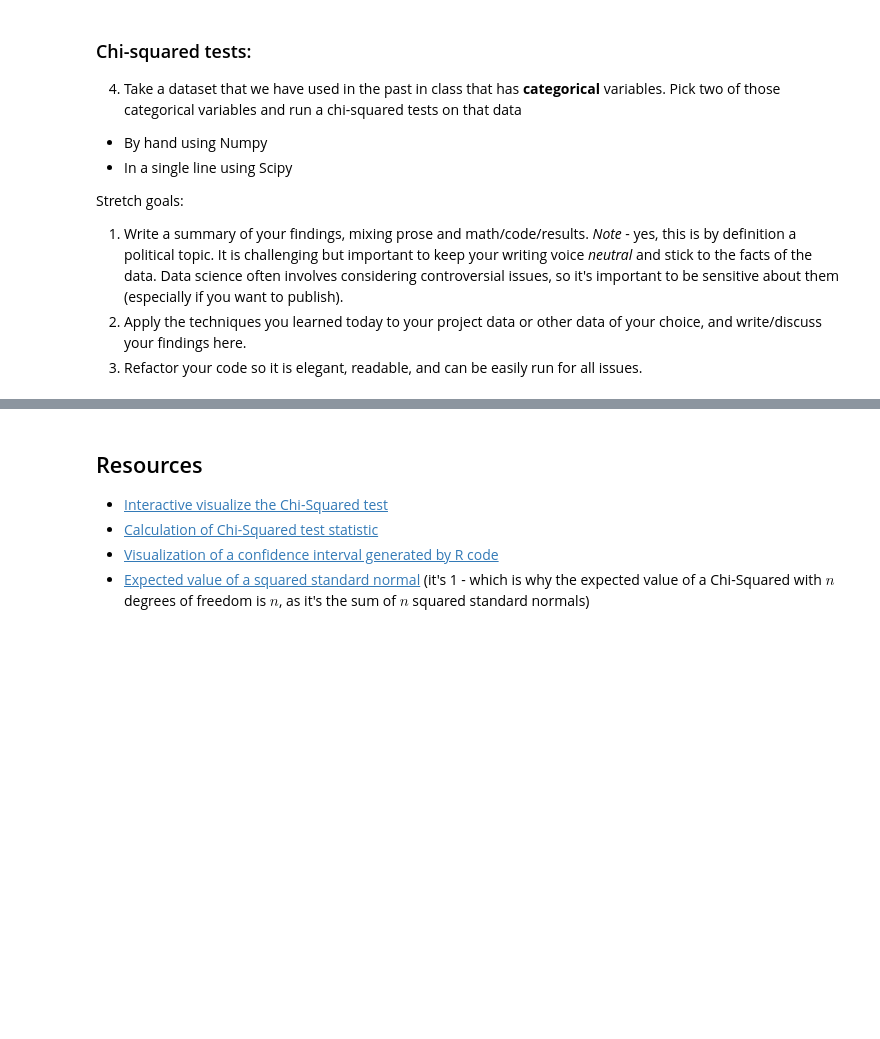
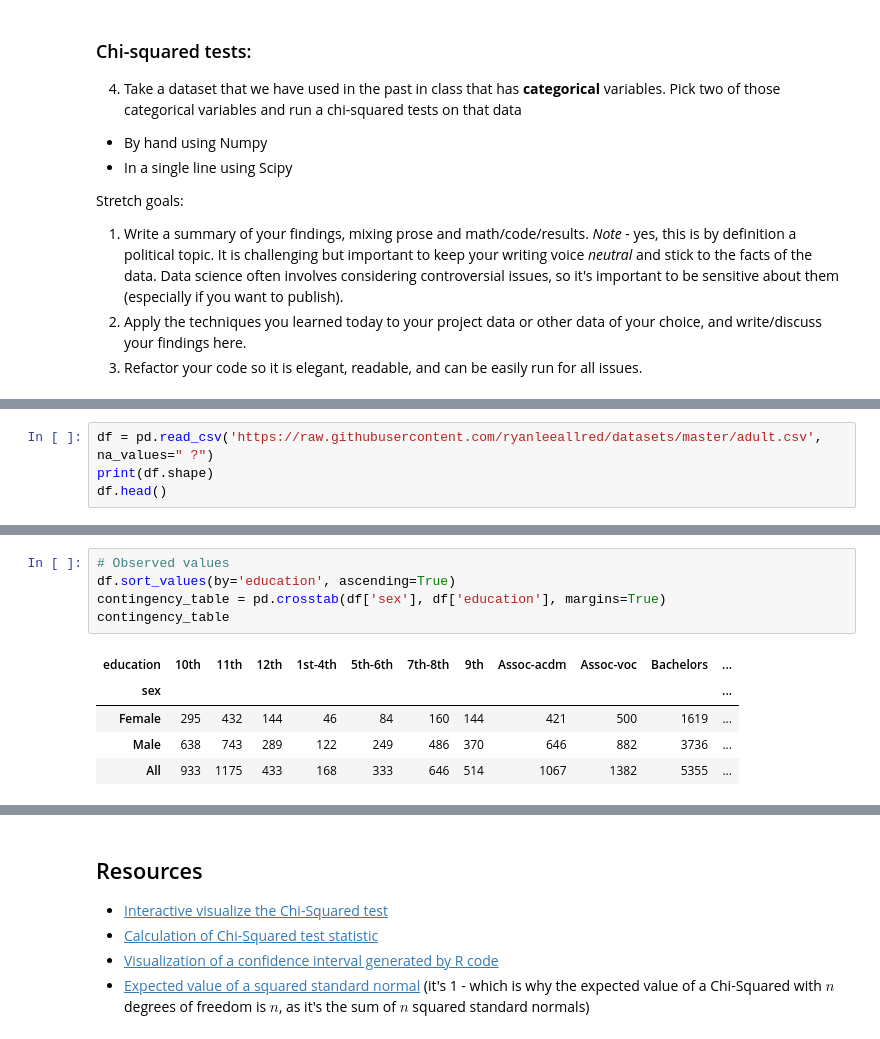
Before and after one commit to JimKing100/DS-Unit-1-Sprint-3-Statistical-Tests-and-Experiments, a Jupyter notebook: module2-sampling-confidence-intervals-and-hypothesis-testing/LS_DS_132_Sampling_Confidence_Intervals_and_Hypothesis_Testing.ipynb, the cells around one changed output, grey strips where cells are left out. Saved outputs shown, nothing was run; the diff lists cells and outputs as text; blank space fills up the shorter version.

```diff
--- a/module2-sampling-confidence-intervals-and-hypothesis-testing/LS_DS_132_Sampling_Confidence_Intervals_and_Hypothesis_Testing.ipynb
+++ b/module2-sampling-confidence-intervals-and-hypothesis-testing/LS_DS_132_Sampling_Confidence_Intervals_and_Hypothesis_Testing.ipynb
@@ -549,0 +624,4 @@ Stretch goals:
+# %%
+df = pd.read_csv('https://raw.githubusercontent.com/ryanleeallred/datasets/master/adult.csv', na_values=" ?")
+print(df.shape)
+df.head()
@@ -549,0 +636,11 @@ Stretch goals:
+# %%
+# Observed values
+df.sort_values(by='education', ascending=True)
+contingency_table = pd.crosstab(df['sex'], df['education'], margins=True)
+contingency_table
+# %% [output]
+| education | 10th | 11th | 12th | 1st-4th | 5th-6th | 7th-8th | 9th | Assoc-acdm | Assoc-voc | Bachelors | ... |
+| sex |  |  |  |  |  |  |  |  |  |  | ... |
+| Female | 295 | 432 | 144 | 46 | 84 | 160 | 144 | 421 | 500 | 1619 | ... |
+| Male | 638 | 743 | 289 | 122 | 249 | 486 | 370 | 646 | 882 | 3736 | ... |
+| All | 933 | 1175 | 433 | 168 | 333 | 646 | 514 | 1067 | 1382 | 5355 | ... |
```
Also changed, not shown: parts of 34 cells of this notebook.
